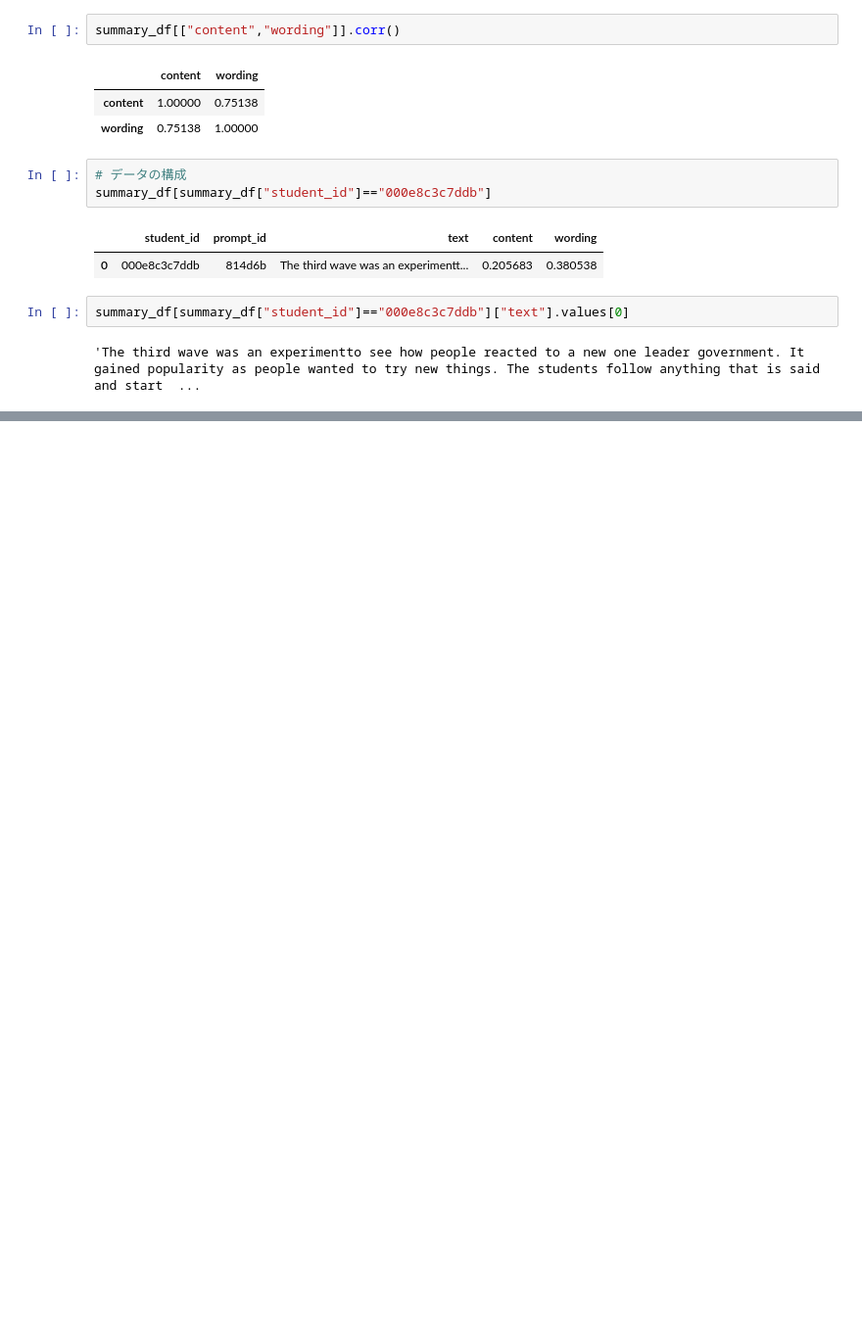
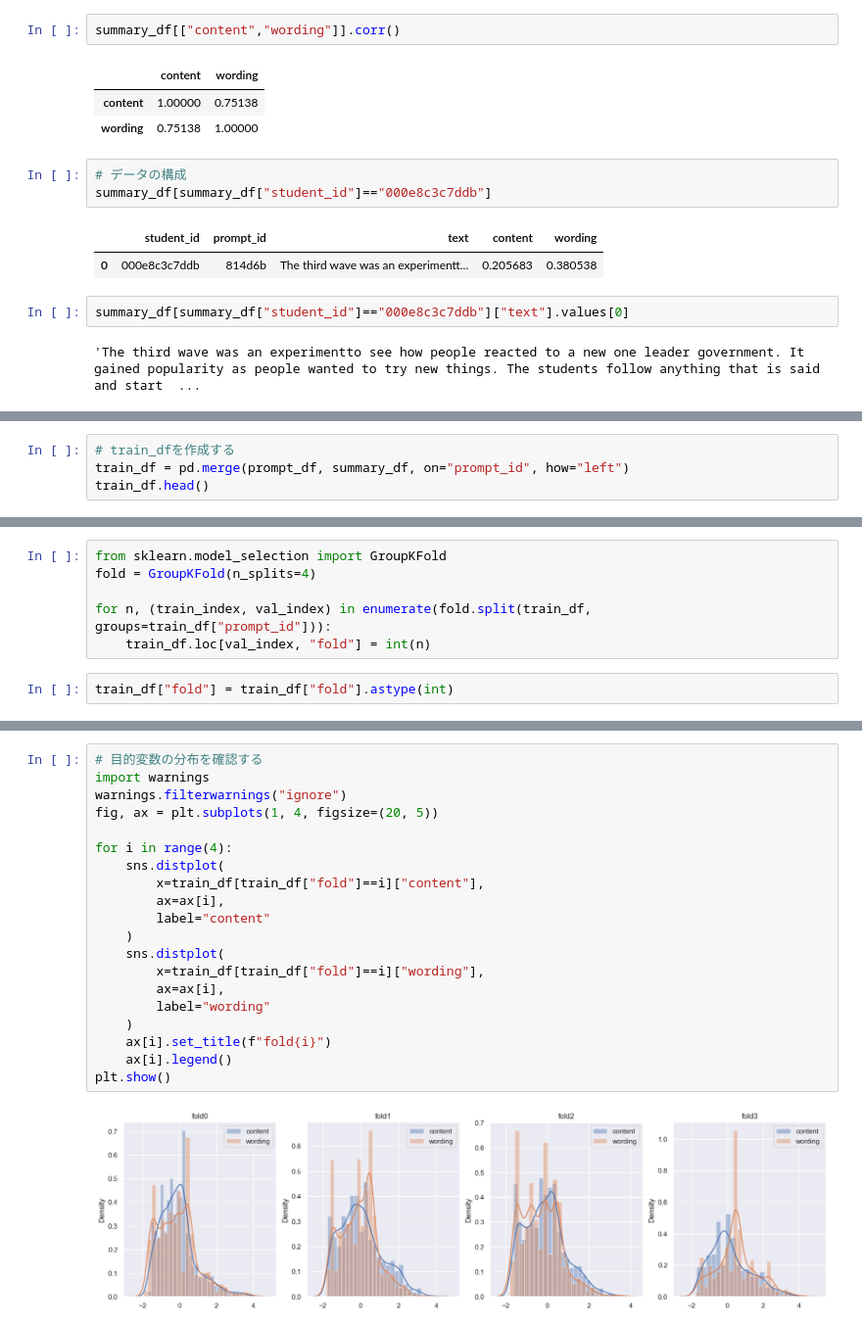
Before and after one commit to kfsky/CommonLit2023, a Jupyter notebook: notebooks/test.ipynb, the cells around one changed output, grey strips where cells are left out. Shown at 98% size. Cells and saved outputs as stored; diff of their text form; blank space fills up the shorter version.

```diff
--- a/notebooks/test.ipynb
+++ b/notebooks/test.ipynb
@@ -121,0 +144,4 @@ The third wave was an experimentto see how people reacted to a new one leader go
+# %%
+# train_dfを作成する
+train_df = pd.merge(prompt_df, summary_df, on="prompt_id", how="left")
+train_df.head()
@@ -121,0 +164,8 @@ The third wave was an experimentto see how people reacted to a new one leader go
+# %%
+from sklearn.model_selection import GroupKFold
+fold = GroupKFold(n_splits=4)
+
+for n, (train_index, val_index) in enumerate(fold.split(train_df, groups=train_df["prompt_id"])):
+    train_df.loc[val_index, "fold"] = int(n)
+# %%
+train_df["fold"] = train_df["fold"].astype(int)
@@ -121,0 +181,22 @@ The third wave was an experimentto see how people reacted to a new one leader go
+# %%
+# 目的変数の分布を確認する
+import warnings
+warnings.filterwarnings("ignore")
+fig, ax = plt.subplots(1, 4, figsize=(20, 5))
+
+for i in range(4):
+    sns.distplot(
+        x=train_df[train_df["fold"]==i]["content"],
+        ax=ax[i],
+        label="content"
+    )
+    sns.distplot(
+        x=train_df[train_df["fold"]==i]["wording"],
+        ax=ax[i],
+        label="wording"
+    )
+    ax[i].set_title(f"fold{i}")
+    ax[i].legend()
+plt.show()
+# %% [output]
+[figure, added]
```
Also changed, not shown: parts of 34 cells of this notebook, 4 other files.
